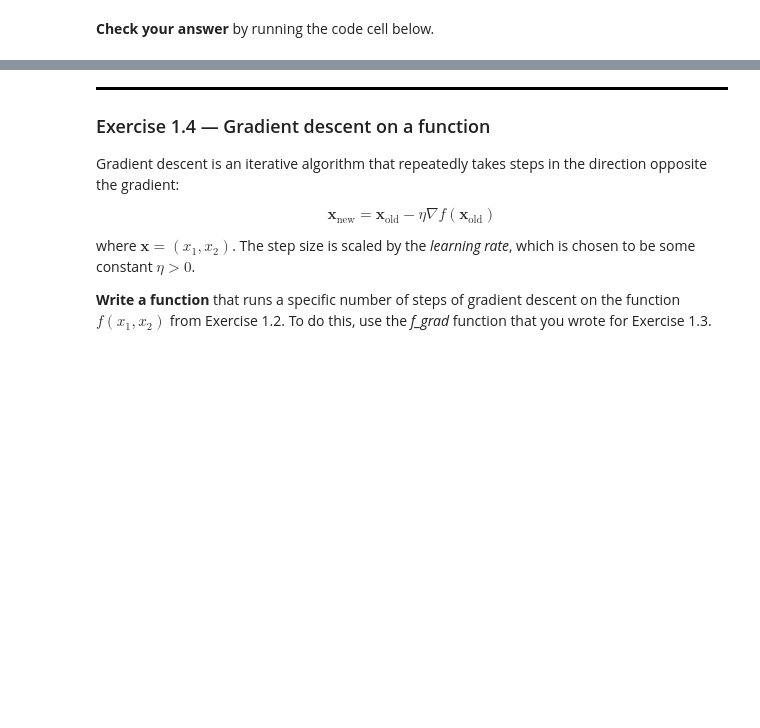
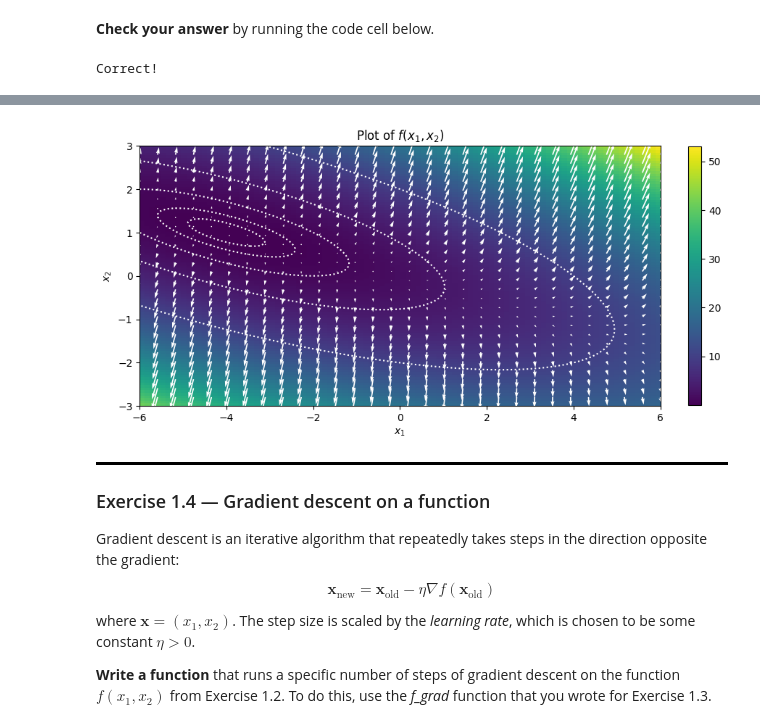
Before and after one commit to KrisTheCanadian/COMP-432-Labs, a Jupyter notebook: Lab2/lab2-exercises.ipynb, the cells around one changed output, grey strips where cells are left out. Drawn from its saved outputs; the diff is of its cells as text; code cells hidden in the pictures; blank space fills up the shorter version.

```diff
--- a/Lab2/lab2-exercises.ipynb
+++ b/Lab2/lab2-exercises.ipynb
@@ -168,6 +168,10 @@ def f_grad(x1, x2):
     In other words, if x1 and x2 have shape (...) then grad has shape (2,...).
     """
     # Your code here. Aim for 1-3 lines.
+    d_x = x1/2 + 1 + x2
+    d_y = x1 + (4 * x2)
+
+    return np.stack([d_x, d_y])
 # %% [markdown]
 **Check your answer** by running the code cell below.
 # %%
@@ -180,6 +184,8 @@ assert v.shape == (2, 3, 4), "Result was wrong shape"
 np.testing.assert_equal(v, [[[ 1.5,  2. ,  3. ,  4. ], [ 5. ,  6.5,  7. ,  8. ], [ 9. , 10. , 11.5, 12. ]],
                             [[ 1. ,  4. ,  8. , 12. ], [16. , 21. , 24. , 28. ], [32. , 36. , 41. , 44. ]]])
 print("Correct!")
+# %% [output]
+Correct!
 # %% [markdown]
 **Write plotting code** to overlay the gradient $\nabla f(x_1, x_2)$ over your figure from Exercise 1.2. Your plot should look like this:
 
@@ -192,10 +198,16 @@ Specifically:
 # %%
 def plot_exercise13():
     plot_exercise12()  # Start with your previous plot
 
     # Your code here. Aim for 2-4 lines.
+    extent = (-6, 6, -3, 3)
+    x1, x2, y = eval_on_grid_vectorized(f, extent, 30)
+    g_x1, g_x2, g_y = eval_on_grid_vectorized(f_grad, extent, 30)
+    plt.quiver(x1, x2, g_y[0], g_y[1], color = 'white')
 
 plot_exercise13()
+# %% [output]
+[figure, added]
 # %% [markdown]
 <div style="border-bottom: 3px solid black;"></div>
 
```
Also changed, not shown: parts of 9 cells of this notebook.
